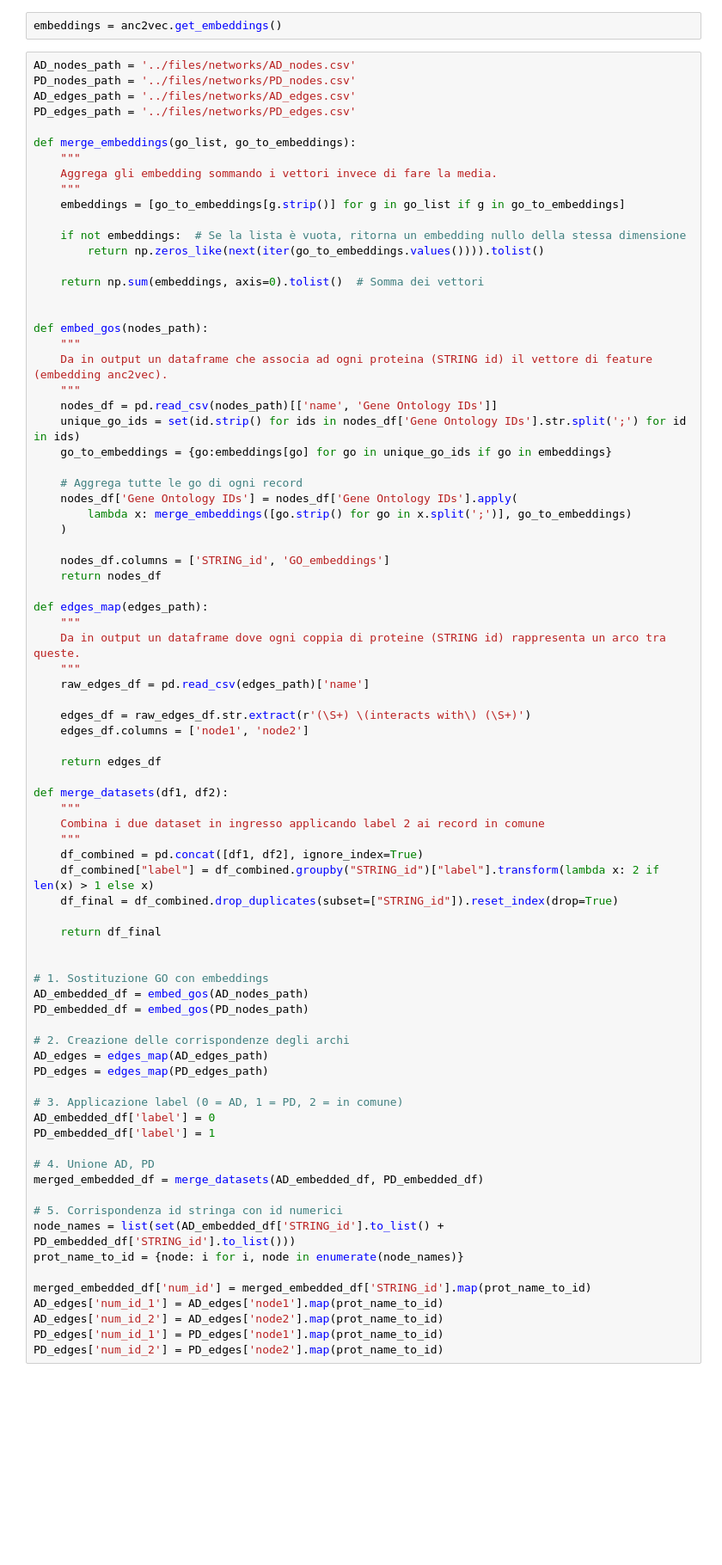
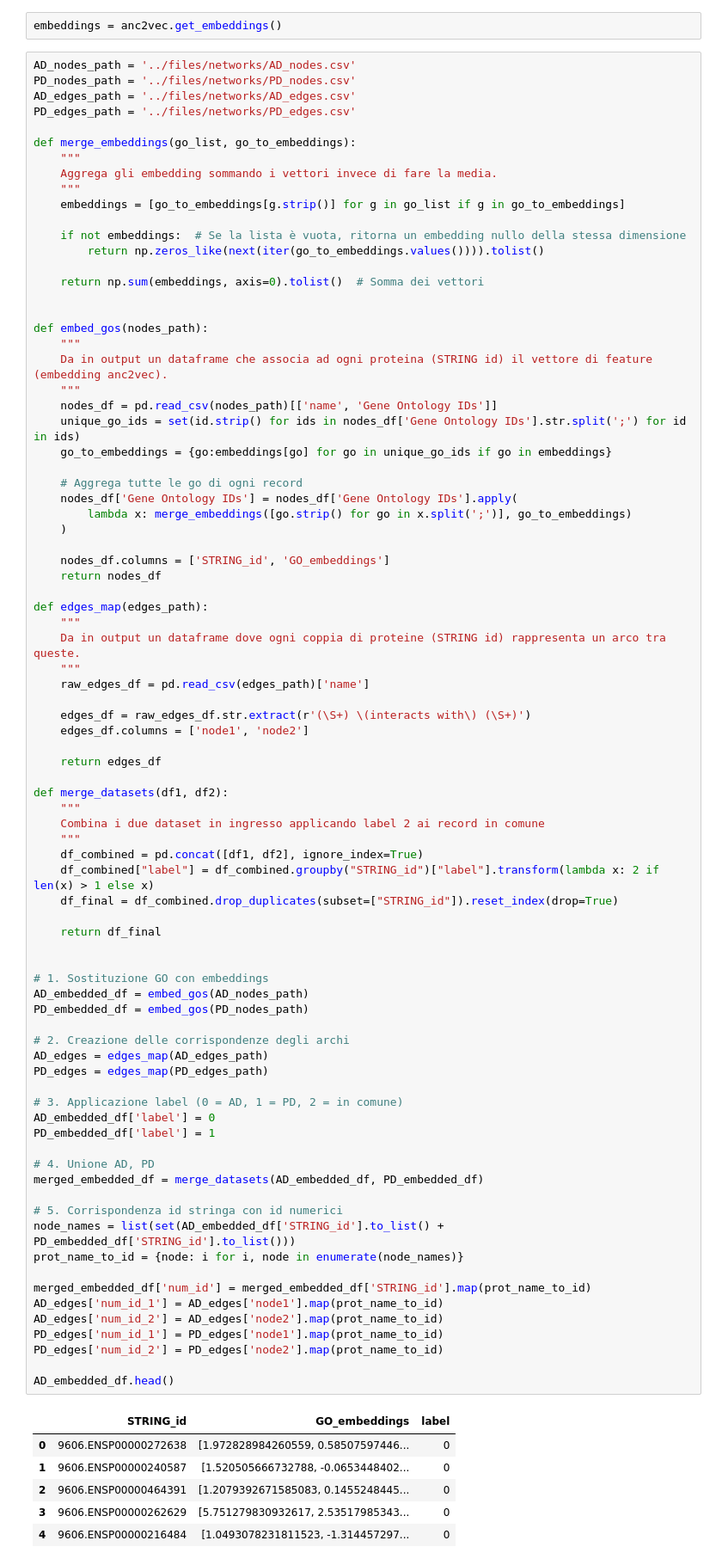
Before and after one commit to Emanuele19/TopologyPermutations, a Jupyter notebook: EmbeddingPreProcessingAnc2Vec.ipynb, the cells around one changed output. Shown: that part at 86% size. Drawn from its saved outputs; the diff is of its cells as text; blank space fills up the shorter version.

```diff
--- a/EmbeddingPreProcessingAnc2Vec.ipynb
+++ b/EmbeddingPreProcessingAnc2Vec.ipynb
@@ -74,33 +74,42 @@ def merge_datasets(df1, df2):
     df_combined["label"] = df_combined.groupby("STRING_id")["label"].transform(lambda x: 2 if len(x) > 1 else x)
     df_final = df_combined.drop_duplicates(subset=["STRING_id"]).reset_index(drop=True)
 
     return df_final
 
 
 # 1. Sostituzione GO con embeddings
 AD_embedded_df = embed_gos(AD_nodes_path)
 PD_embedded_df = embed_gos(PD_nodes_path)
 
 # 2. Creazione delle corrispondenze degli archi
 AD_edges = edges_map(AD_edges_path)
 PD_edges = edges_map(PD_edges_path)
 
 # 3. Applicazione label (0 = AD, 1 = PD, 2 = in comune)
 AD_embedded_df['label'] = 0
 PD_embedded_df['label'] = 1
 
 # 4. Unione AD, PD
 merged_embedded_df = merge_datasets(AD_embedded_df, PD_embedded_df)
 
 # 5. Corrispondenza id stringa con id numerici
 node_names = list(set(AD_embedded_df['STRING_id'].to_list() + PD_embedded_df['STRING_id'].to_list()))
 prot_name_to_id = {node: i for i, node in enumerate(node_names)}
 
 merged_embedded_df['num_id'] = merged_embedded_df['STRING_id'].map(prot_name_to_id)
 AD_edges['num_id_1'] = AD_edges['node1'].map(prot_name_to_id)
 AD_edges['num_id_2'] = AD_edges['node2'].map(prot_name_to_id)
 PD_edges['num_id_1'] = PD_edges['node1'].map(prot_name_to_id)
 PD_edges['num_id_2'] = PD_edges['node2'].map(prot_name_to_id)
+
+AD_embedded_df.head()
+# %% [output]
+|  | STRING_id | GO_embeddings | label |
+| 0 | 9606.ENSP00000272638 | [1.972828984260559, 0.58507597446... | 0 |
+| 1 | 9606.ENSP00000240587 | [1.520505666732788, -0.0653448402... | 0 |
+| 2 | 9606.ENSP00000464391 | [1.2079392671585083, 0.1455248445... | 0 |
+| 3 | 9606.ENSP00000262629 | [5.751279830932617, 2.53517985343... | 0 |
+| 4 | 9606.ENSP00000216484 | [1.0493078231811523, -1.314457297... | 0 |
 # %%
 # Questa cella trasforma il dataset per diversi task.
 
```
Also changed, not shown: parts of 1 cell of this notebook, 1 other file.
